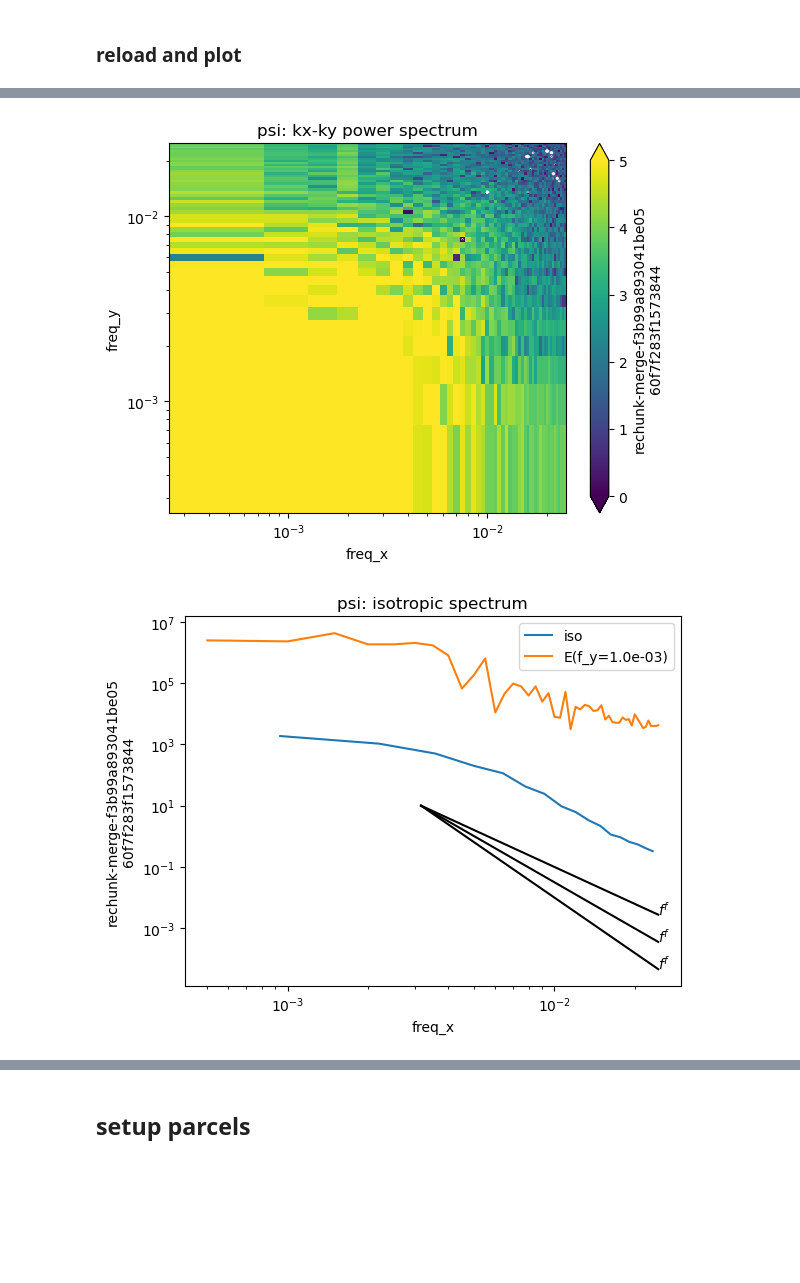
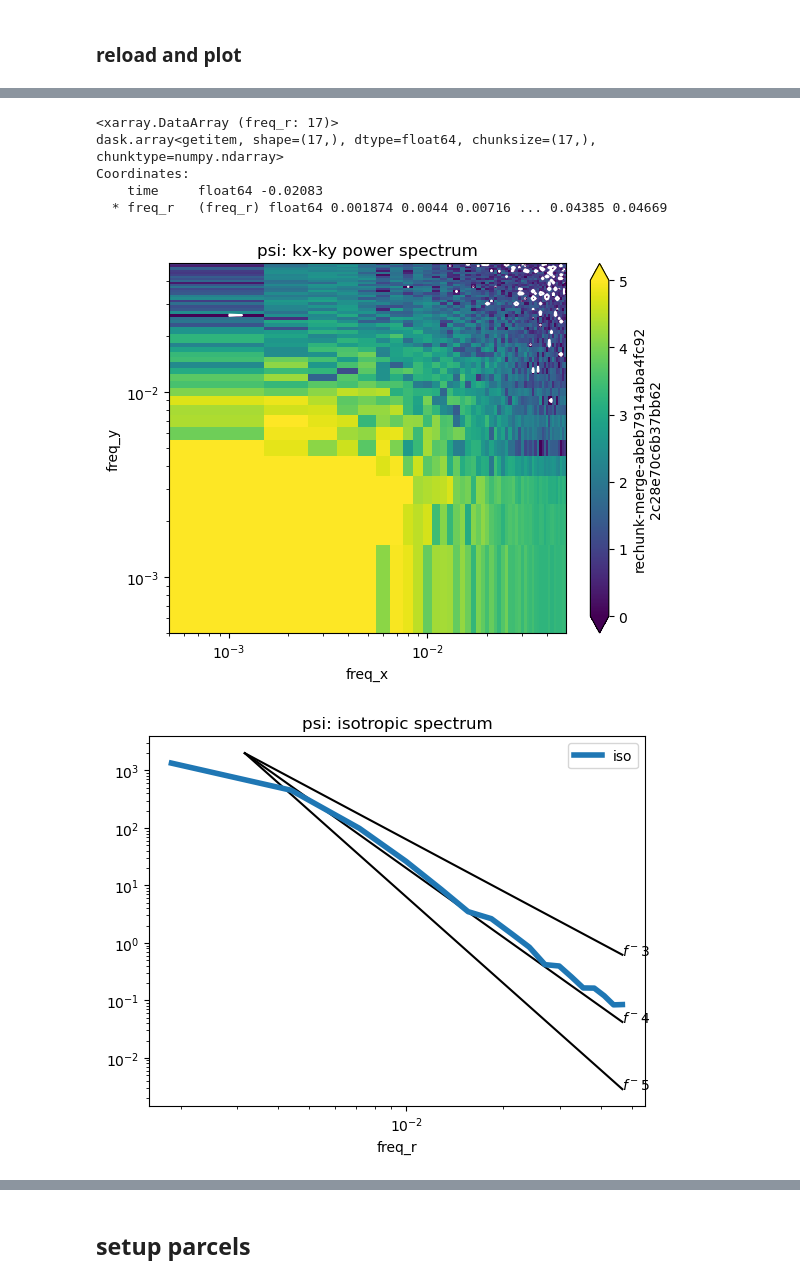
Before and after one commit to ahmaddroobi99/nwa, a Jupyter notebook: stats/drifter_3D.ipynb, the cells around one changed output, grey strips where cells are left out. Cells and saved outputs as stored; diff of their text form; code cells hidden in the pictures; blank space fills up the shorter version.

Commit message:
3D inference mooring+drifter functional, Q2 improved

```diff
--- a/stats/drifter_3D.ipynb
+++ b/stats/drifter_3D.ipynb
@@ -18,12 +18,11 @@ import pandas as pd
 import xarray as xr
 import dask.array as da
 
-import xrft
-
 import matplotlib.pyplot as plt
 %matplotlib inline
 
 from scipy import stats
+import xrft
 
 from gptide import cov
 from gptide import GPtideScipy
@@ -34,6 +33,9 @@ day = 86400
 
 data_dir = "data/"
 data_dir = "/home1/scratch/aponte/"
+data_dir = "/home/datawork-lops-osi/aponte/nwa/drifter_stats"
+
+store = True
 # %%
 from dask.distributed import Client
 client = Client()
@@ -103,9 +106,11 @@ Nt, dt = 100*24, 1/24  # days
 #Nt = 10*2
 # %%
 ### covariance model
-Cmodel=("matern2_iso", "matern12")
+#Cmodel=("matern2_iso", "matern12")
+Cmodel=("matern32_iso", "matern12")
 
-suffix = "_".join([Cmodel[0], Cmodel[1],kind, f"a{alpha}"])
+#suffix = "_".join([Cmodel[0], Cmodel[1],kind, f"a{alpha}"])
+suffix = "_".join([Cmodel[0], Cmodel[1], kind, f"a{alpha}_e{η}"])
 
 params = dict(
     eta = η,
@@ -237,5 +241,10 @@ ut.plot_snapshot(_ds, darrow=5);
 # %%
-ut.plot_spectra(_ds, "psi", yref=1e1, vmin=0, vmax=5)
+ut.plot_spectra(_ds, "psi", yref=2e3, vmin=0, vmax=5, slopes=[-3,-4,-5])
 # %% [output]
+<xarray.DataArray (freq_r: 17)>
+dask.array<getitem, shape=(17,), dtype=float64, chunksize=(17,), chunktype=numpy.ndarray>
+Coordinates:
+    time     float64 -0.02083
+  * freq_r   (freq_r) float64 0.001874 0.0044 0.00716 ... 0.04385 0.04669
-[figure, old version]
+[figure, new version]
-[figure, old version]
+[figure, new version]
```
Also changed, not shown: parts of 32 cells of this notebook, 1 other file.
